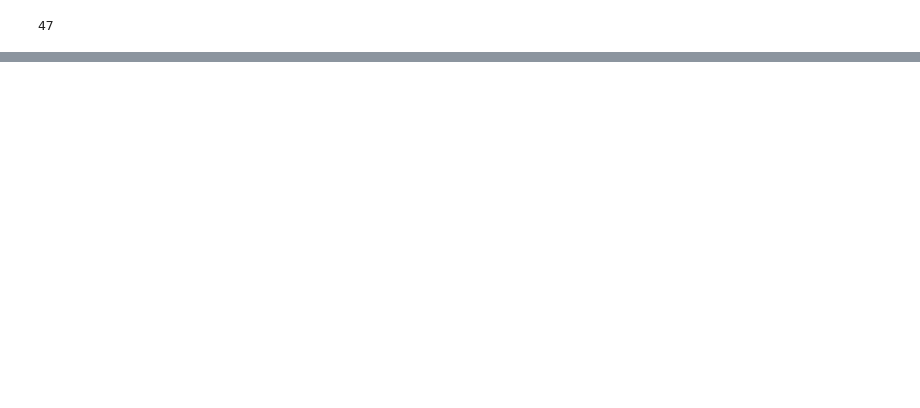
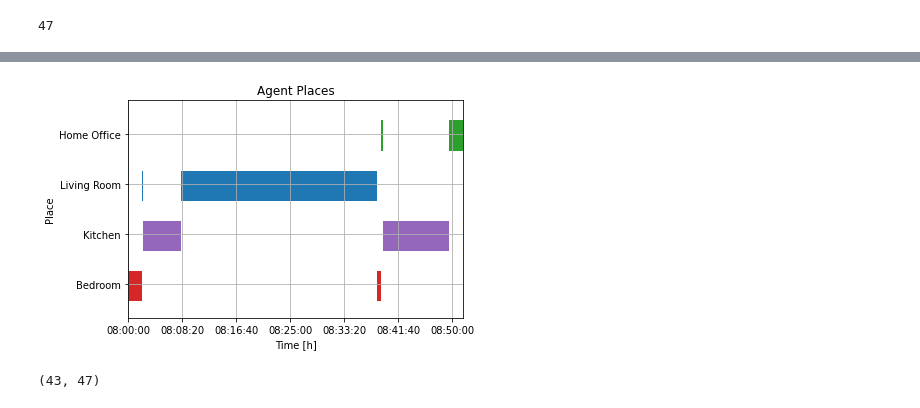
Before and after one commit to EltonCN/GDataByGAgents, a Jupyter notebook: Analisys.ipynb, the cells around one changed output, grey strips where cells are left out. Drawn from its saved outputs; the diff is of its cells as text; code cells hidden in the pictures; blank space fills up the shorter version.

```diff
--- a/Analisys.ipynb
+++ b/Analisys.ipynb
@@ -48,0 +88,6 @@ plt.show()
+# %%
+for intensity in np.unique(sound_intensities)[2:]:
+    print(intensity, "dB:",)
+    for i in range(len(sound_intensities)):
+        if sound_intensities[i] == intensity:
+            print(logs[i+1]["action"])
@@ -124,0 +384,73 @@ len(log_paths)
+# %%
+place_hist = []
+places = set()
+for log in logs:
+    places.add(log["current_place"])
+    place_hist.append(log["current_place"])
+# %%
+places_list = list(places)
+# %%
+fig, ax = plt.subplots()
+
+plt.title("Agent Places")
+
+ax.set_xlabel('Time [h]')
+ax.set_ylabel('Place')
+
+ax.set_ylim(0, 65)
+ax.set_xlim(logs[0]["agent_time"], 1719489100)
+
+x_ticks = ax.get_xticks()
+labels = [format_timestamp(x) for x in x_ticks]
+ax.set_xticklabels(labels)
+
+ax.set_yticks([10, 25, 40, 55])
+ax.set_yticklabels(places_list)
+
+
+ax.grid(True)
+
+#text_up = [False, False, False, False]
+
+for i, log in enumerate(logs):
+    place = log["current_place"]
+
+    if place == places_list[0]:
+        line_range = (5,9)
+        color = "red"
+    elif place == places_list[1]:
+        line_range = (20,9)
+        color = "purple"
+    elif place == places_list[2]:
+        line_range = (35,9)
+        color = "blue"
+    else:
+        line_range = (50,9)
+        color = "green"
+
+    start = log["agent_time"]
+    if i == len(logs)-1:
+        duration = 0
+    else:
+        duration = logs[i+1]["agent_time"]-start
+
+    ax.broken_barh([(start, duration)], line_range, facecolors=('tab:'+color))
+
+    text_position = line_range[0]-2.5
+
+path = os.path.join(output_path, "AgentPlaces.png")
+fig.savefig(path, facecolor="white", transparent=False, bbox_inches='tight')
+plt.show()
+# %% [output]
+[figure, added]
+# %%
+actions = set()
+action_hist = []
+
+for log in logs:
+    actions.add(log["action"])
+    action_hist.append(log["action"])
+
+len(actions), len(logs)
+# %% [output]
+(43, 47)
```
Also changed, not shown: parts of 33 cells of this notebook, 6 other files.
